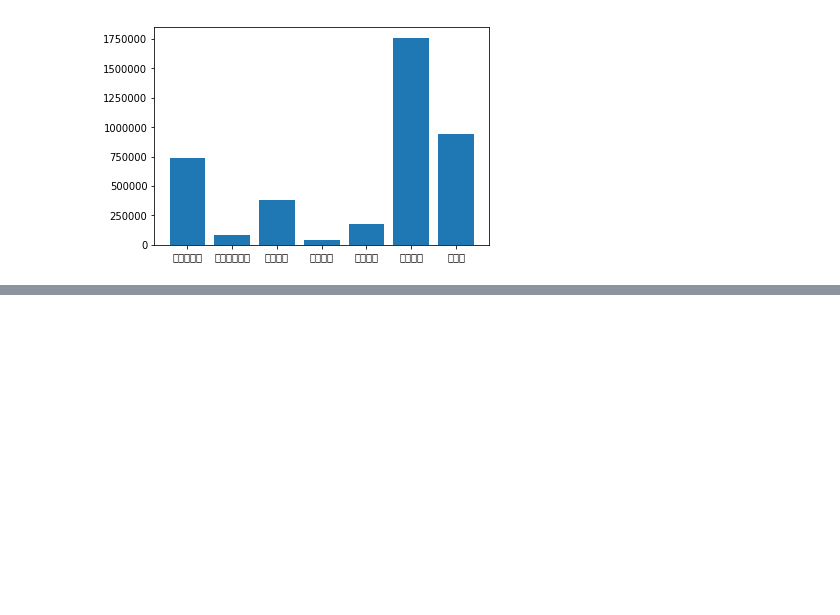
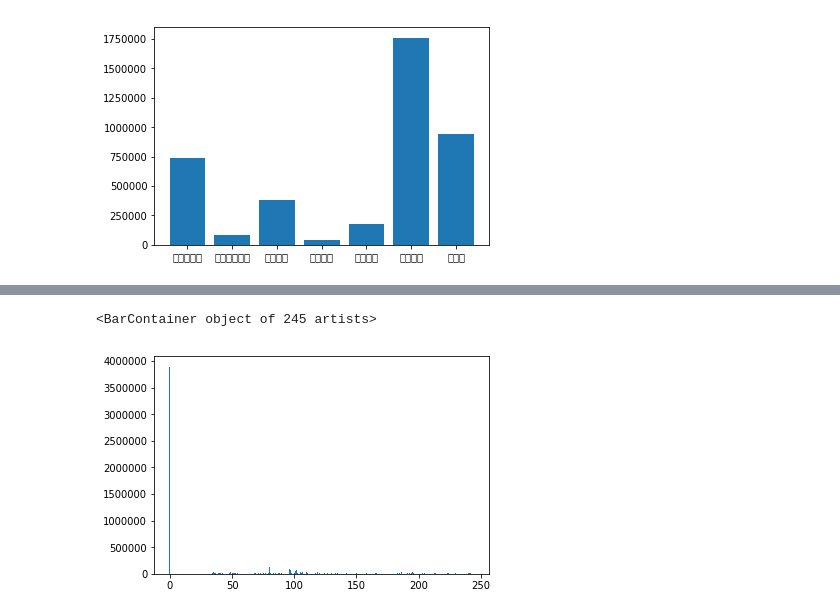
Before and after one commit to JessicaTsai/NTU-CSX-4001--, a Jupyter notebook: week3_91app_EDA.ipynb, the cells around one changed output, grey strips where cells are left out. Cells and saved outputs as stored; diff of their text form; code cells hidden in the pictures; blank space fills up the shorter version.

```diff
--- a/week3_91app_EDA.ipynb
+++ b/week3_91app_EDA.ipynb
@@ -103,0 +115,3 @@ plt.bar(x, distypequant)
+# %%
+ecoupquan = df_order.groupby(by='ECouponId')['Quantity'].sum()
+ecoupquan
@@ -103,0 +136,5 @@ plt.bar(x, distypequant)
+# %%
+plt.bar(range(245), ecoupquan)
+# %% [output]
+<BarContainer object of 245 artists>
+[figure, added]
```
Also changed, not shown: parts of 10 cells of this notebook.
